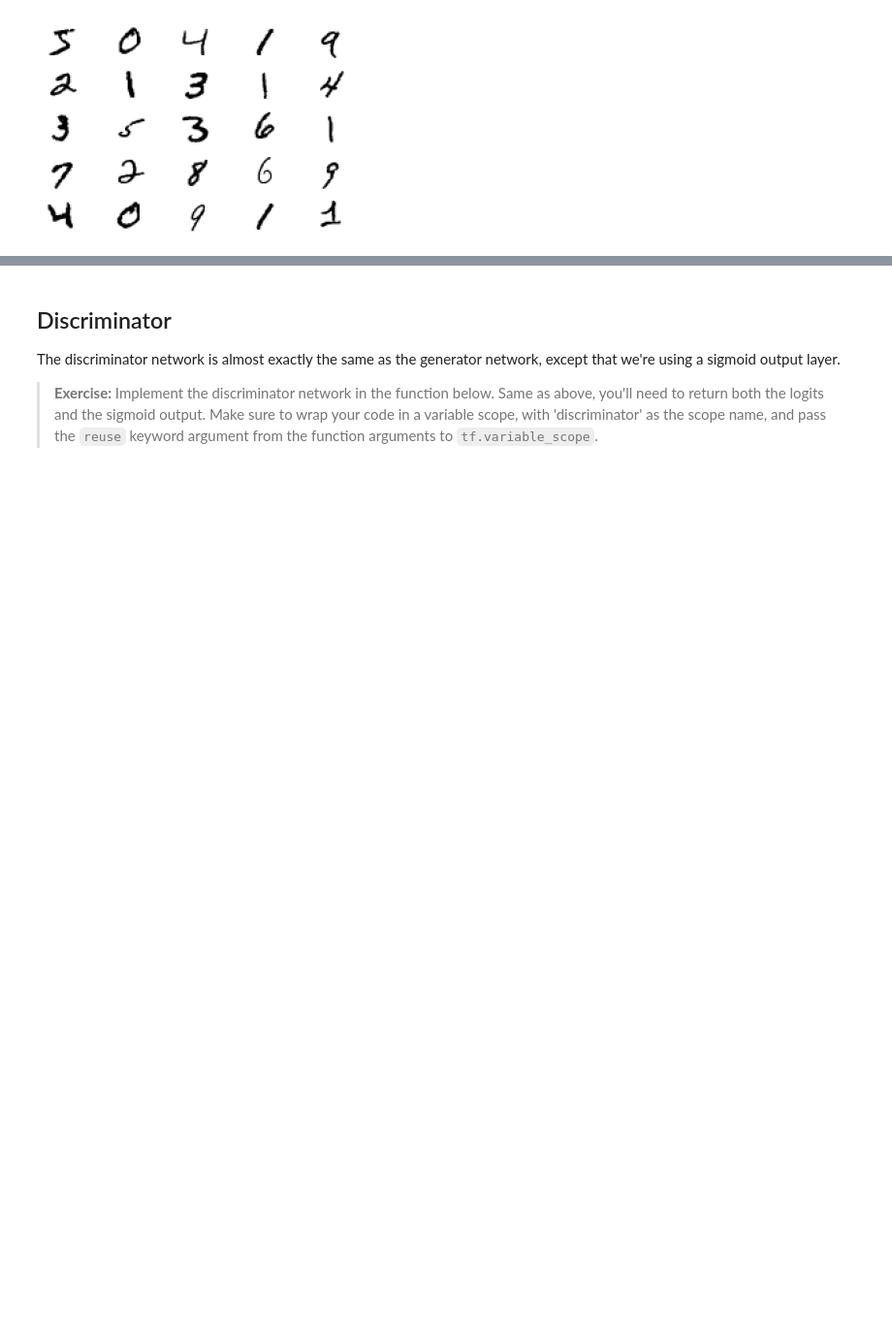
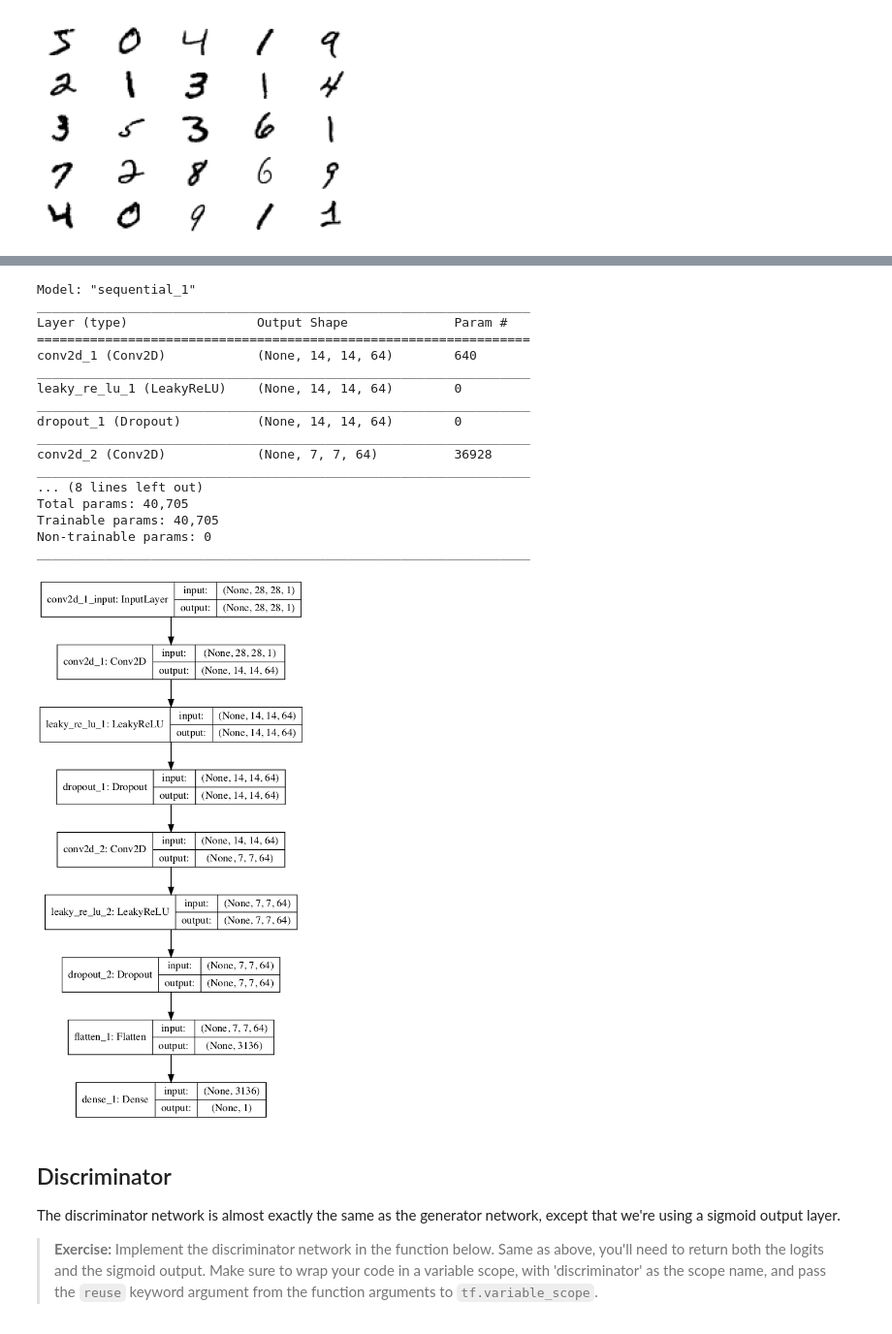
Before and after one commit to mzhoolideh/Deep_Learning_Master, a Jupyter notebook: gan_mnist/Intro_to_GANs_Keras.ipynb, the cells around one changed output, grey strips where cells are left out. Shown: that part at 97% size. Drawn from its saved outputs; the diff is of its cells as text; code cells hidden in the pictures; blank space fills up the shorter version.

Commit message:
descriminator built

```diff
--- a/gan_mnist/Intro_to_GANs_Keras.ipynb
+++ b/gan_mnist/Intro_to_GANs_Keras.ipynb
@@ -88,3 +101,42 @@ The generator has been found to perform the best with $tanh$ for the generator o
+# %%
+# define the standalone discriminator model
+
+def define_descriminator(in_shape=(28,28,1)):
+    model = Sequential()
+    model.add(Conv2D(64, (3,3), strides=(2,2), padding='same', input_shape=in_shape))
+    model.add(LeakyReLU(alpha=0.2))
+    model.add(Dropout(0.4))
+    model.add(Conv2D(64, (3,3), strides=(2,2), padding='same'))
+    model.add(LeakyReLU(alpha=0.2))
+    model.add(Dropout(0.4))
+    model.add(Flatten())
+    model.add(Dense(1, activation='sigmoid'))
+    opt = Adam(lr = 0.0002, beta_1=0.5)
+    model.compile(loss='binary_crossentropy', optimizer=opt, metrics=['accuracy'])
+    return model
+
+model = define_descriminator()
+model.summary()
+plot_model(model, to_file='discriminator_plot.png', show_shapes=True, show_layer_names=True)
+# %% [output]
+Model: "sequential_1"
+_________________________________________________________________
+Layer (type)                 Output Shape              Param #
+=================================================================
+conv2d_1 (Conv2D)            (None, 14, 14, 64)        640
+_________________________________________________________________
+leaky_re_lu_1 (LeakyReLU)    (None, 14, 14, 64)        0
+_________________________________________________________________
+dropout_1 (Dropout)          (None, 14, 14, 64)        0
+_________________________________________________________________
+conv2d_2 (Conv2D)            (None, 7, 7, 64)          36928
+_________________________________________________________________
+... (8 lines left out)
+Total params: 40,705
+Trainable params: 40,705
+Non-trainable params: 0
+_________________________________________________________________
+[figure, added]
 # %%
 def generator(z, out_dim, n_units=128, reuse=False,  alpha=0.01):
     ''' Build the generator network.
```
Also changed, not shown: parts of 4 cells of this notebook.
